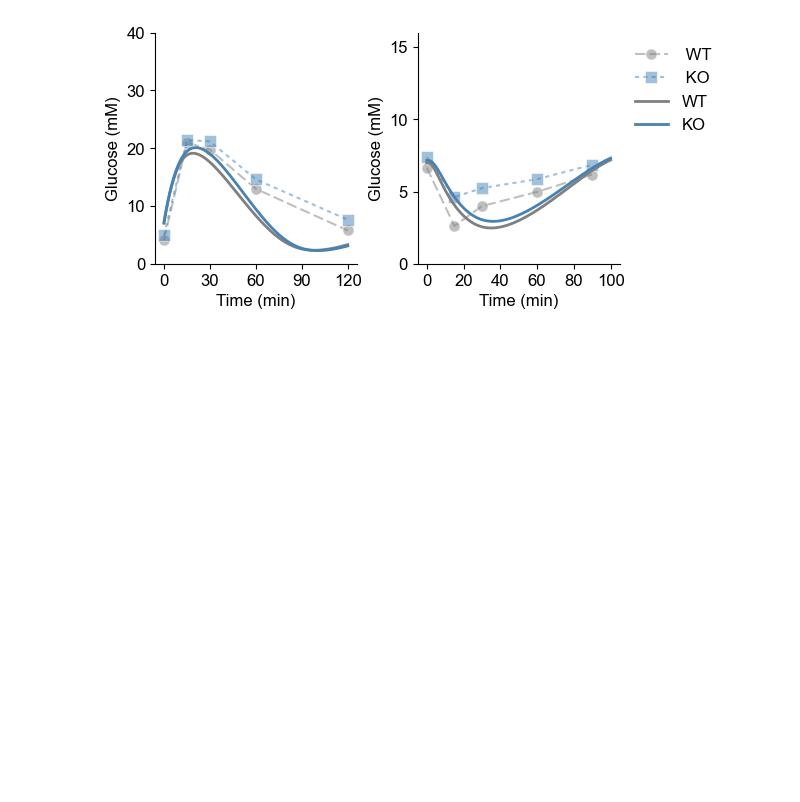
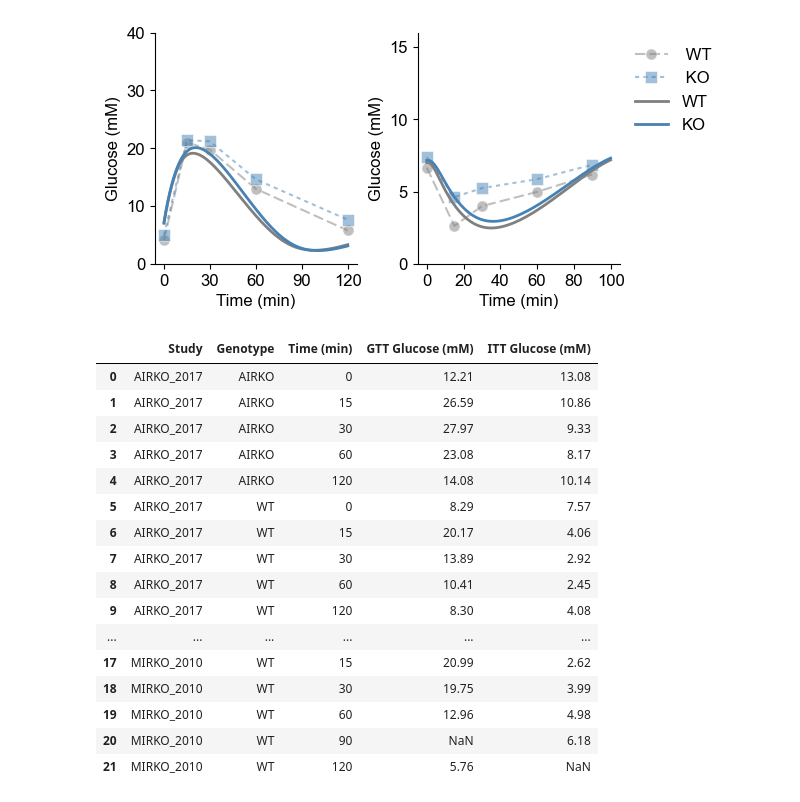
Before and after one commit to weilandtd/CompetitiveCatabolism, a Jupyter notebook: multi_nutrient_model/GTT_ITT_insulin_receptor_ko.ipynb, the cells around one changed output. Saved outputs shown, nothing was run; the diff lists cells and outputs as text; code cells hidden in the pictures; blank space fills up the shorter version.

```diff
--- a/multi_nutrient_model/GTT_ITT_insulin_receptor_ko.ipynb
+++ b/multi_nutrient_model/GTT_ITT_insulin_receptor_ko.ipynb
@@ -290,3 +290,94 @@ plt.savefig('output/validation_MIRKO_GTT_ITT_side_by_side.svg', bbox_inches='tig
 plt.show()
 # %% [output]
 [figure]
+# %%
+# Create unified dataframe for GTT and ITT experimental data
+
+# Load all experimental data
+GTT_AIRKO = pd.read_csv('./data/GTT_AIRKO_2017.csv')
+ITT_AIRKO = pd.read_csv('./data/ITT_AIRKO_2017.csv')
+GTT_MIRKO = pd.read_csv('./data/GTT_MIRKO_2010.csv')
+ITT_MIRKO = pd.read_csv('./data/ITT_MIRKO_2010.csv')
+
+# Add experiment type and study columns
+GTT_AIRKO['Test'] = 'GTT'
+GTT_AIRKO['Study'] = 'AIRKO_2017'
+ITT_AIRKO['Test'] = 'ITT'
+ITT_AIRKO['Study'] = 'AIRKO_2017'
+GTT_MIRKO['Test'] = 'GTT'
+GTT_MIRKO['Study'] = 'MIRKO_2010'
+ITT_MIRKO['Test'] = 'ITT'
+ITT_MIRKO['Study'] = 'MIRKO_2010'
+
+# Strip whitespace from Genotype columns
+ITT_AIRKO['Genotype'] = ITT_AIRKO['Genotype'].str.strip()
+GTT_AIRKO['Genotype'] = GTT_AIRKO['Genotype'].str.strip()
+GTT_MIRKO['Genotype'] = GTT_MIRKO['Genotype'].str.strip()
+ITT_MIRKO['Genotype'] = ITT_MIRKO['Genotype'].str.strip()
+
+# Standardize genotype names (fix WR -> WT typo in ITT_AIRKO)
+ITT_AIRKO.loc[ITT_AIRKO['Genotype'] == 'WR', 'Genotype'] = 'WT'
+
+# Convert glucose to mM for GTT data (from mg/dL)
+GTT_AIRKO['Glucose (mM)'] = GTT_AIRKO['Glucose'] / 18
+GTT_MIRKO['Glucose (mM)'] = GTT_MIRKO['Glucose'] / 18
+
+# For ITT data, apply the scaling from the plots
+Glucose_AIRKO = [136.29629629629562 / 18, 235.50264550264487 / 18]
+ITT_AIRKO['Glucose_fraction'] = 100 - ITT_AIRKO['Glucose']
+ITT_AIRKO['Glucose (mM)'] = ITT_AIRKO.apply(
+    lambda row: row['Glucose_fraction']/100 * Glucose_AIRKO[0] if 'WT' in row['Genotype']
+    else row['Glucose_fraction']/100 * Glucose_AIRKO[1], axis=1)
+
+Glucose_MIRKO = [120.49382716049381 / 18, 133.66255144032922 / 18]
+ITT_MIRKO['Glucose_fraction'] = ITT_MIRKO['Glucose']
+ITT_MIRKO['Glucose (mM)'] = ITT_MIRKO.apply(
+    lambda row: row['Glucose_fraction']/100 * Glucose_MIRKO[0] if 'WT' in row['Genotype']
+    else row['Glucose_fraction']/100 * Glucose_MIRKO[1], axis=1)
+
+# Combine into unified dataframe
+unified_df = pd.concat([
+    GTT_AIRKO[['Time', 'Genotype', 'Test', 'Study', 'Glucose (mM)']],
+    ITT_AIRKO[['Time', 'Genotype', 'Test', 'Study', 'Glucose (mM)']],
+    GTT_MIRKO[['Time', 'Genotype', 'Test', 'Study', 'Glucose (mM)']],
+    ITT_MIRKO[['Time', 'Genotype', 'Test', 'Study', 'Glucose (mM)']]
+], ignore_index=True)
+
+# Round time to nearest standard timepoint (0, 15, 30, 60, 90, 120)
+standard_times = [0, 15, 30, 60, 90, 120]
+unified_df['Time (min)'] = unified_df['Time'].apply(lambda t: min(standard_times, key=lambda x: abs(x - t)))
+unified_df['Glucose (mM)'] = unified_df['Glucose (mM)'].round(2)
+
+# Pivot to have separate GTT and ITT columns
+unified_df = unified_df.pivot_table(
+    index=['Study', 'Genotype', 'Time (min)'],
+    columns='Test',
+    values='Glucose (mM)'
+).reset_index()
+
+# Rename columns
+unified_df.columns.name = None
+unified_df = unified_df.rename(columns={'GTT': 'GTT Glucose (mM)', 'ITT': 'ITT Glucose (mM)'})
+
+# Sort by Study, Genotype, then Time
+unified_df = unified_df.sort_values(['Study', 'Genotype', 'Time (min)']).reset_index(drop=True)
+
+unified_df
+# %% [output]
+|  | Study | Genotype | Time (min) | GTT Glucose (mM) | ITT Glucose (mM) |
+| 0 | AIRKO_2017 | AIRKO | 0 | 12.21 | 13.08 |
+| 1 | AIRKO_2017 | AIRKO | 15 | 26.59 | 10.86 |
+| 2 | AIRKO_2017 | AIRKO | 30 | 27.97 | 9.33 |
+| 3 | AIRKO_2017 | AIRKO | 60 | 23.08 | 8.17 |
+| 4 | AIRKO_2017 | AIRKO | 120 | 14.08 | 10.14 |
+| 5 | AIRKO_2017 | WT | 0 | 8.29 | 7.57 |
+| 6 | AIRKO_2017 | WT | 15 | 20.17 | 4.06 |
+| 7 | AIRKO_2017 | WT | 30 | 13.89 | 2.92 |
+| 8 | AIRKO_2017 | WT | 60 | 10.41 | 2.45 |
+| 9 | AIRKO_2017 | WT | 120 | 8.30 | 4.08 |
+| ... | ... | ... | ... | ... | ... |
+| 17 | MIRKO_2010 | WT | 15 | 20.99 | 2.62 |
+| 18 | MIRKO_2010 | WT | 30 | 19.75 | 3.99 |
+| 19 | MIRKO_2010 | WT | 60 | 12.96 | 4.98 |
+| 20 | MIRKO_2010 | WT | 90 | NaN | 6.18 |
+| 21 | MIRKO_2010 | WT | 120 | 5.76 | NaN |
```
Also changed, not shown: 20 other files.
